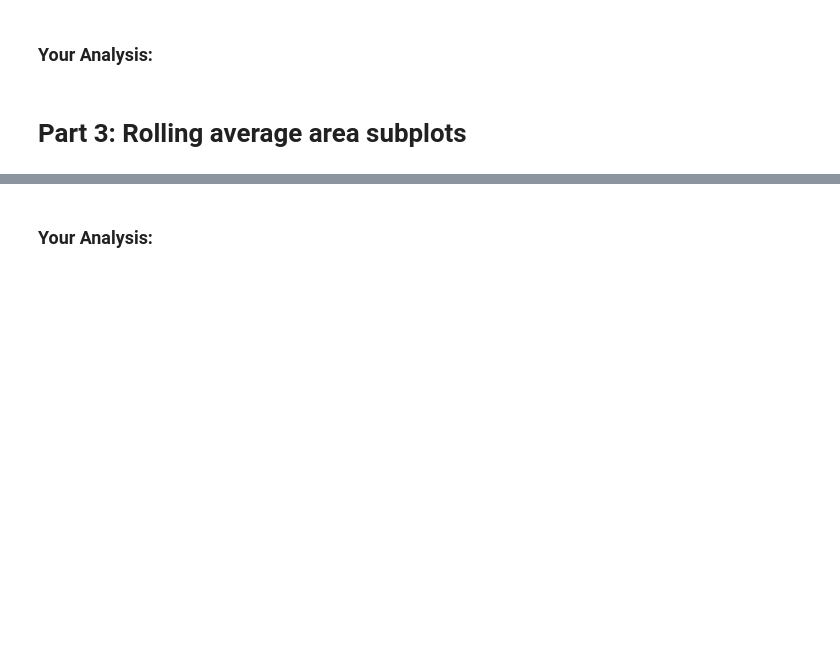
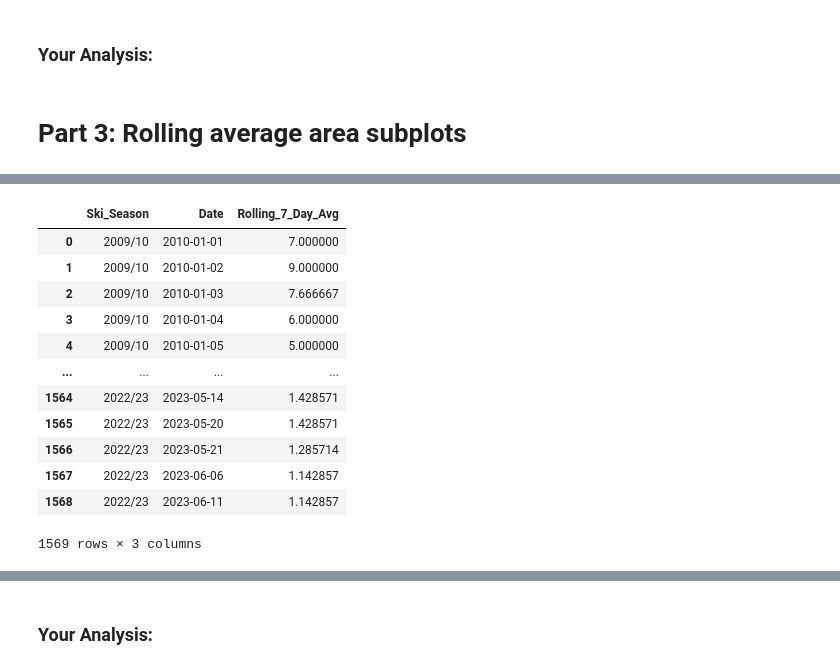
Before and after one commit to logancorrea/Data-Visualization, a Jupyter notebook: Homework/HW02/HW2_Correa.ipynb, the cells around one changed output, grey strips where cells are left out. Drawn from its saved outputs; the diff is of its cells as text; code cells hidden in the pictures; blank space fills up the shorter version.

```diff
--- a/Homework/HW02/HW2_Correa.ipynb
+++ b/Homework/HW02/HW2_Correa.ipynb
@@ -165,0 +164,26 @@ Here's how your result should look:
+# %%
+# Set the start and end dates for each ski season
+avy_df['Ski_Season'] = avy_df['Date'].apply(lambda x: f"{x.year}/{str(x.year + 1)[-2:]}" if x.month >= 7 else f"{x.year - 1}/{str(x.year)[-2:]}")
+
+# Group by ski season and calculate the number of avalanches per day
+avy_per_day = avy_df.groupby(['Ski_Season', 'Date']).size().reset_index(name='Avalanche_Count')
+
+# Calculate the rolling 7-day average of avalanche count per ski season
+avy_per_day['Rolling_7_Day_Avg'] = avy_per_day.groupby('Ski_Season')['Avalanche_Count'].transform(lambda x: x.rolling(7, min_periods=1).mean())
+avy_per_day = avy_per_day.drop(columns=['Avalanche_Count'])
+
+display(avy_per_day)
+# %% [output]
+|  | Ski_Season | Date | Rolling_7_Day_Avg |
+| 0 | 2009/10 | 2010-01-01 | 7.000000 |
+| 1 | 2009/10 | 2010-01-02 | 9.000000 |
+| 2 | 2009/10 | 2010-01-03 | 7.666667 |
+| 3 | 2009/10 | 2010-01-04 | 6.000000 |
+| 4 | 2009/10 | 2010-01-05 | 5.000000 |
+| ... | ... | ... | ... |
+| 1564 | 2022/23 | 2023-05-14 | 1.428571 |
+| 1565 | 2022/23 | 2023-05-20 | 1.428571 |
+| 1566 | 2022/23 | 2023-05-21 | 1.285714 |
+| 1567 | 2022/23 | 2023-06-06 | 1.142857 |
+| 1568 | 2022/23 | 2023-06-11 | 1.142857 |
+1569 rows × 3 columns
```
Also changed, not shown: parts of 2 cells of this notebook.
